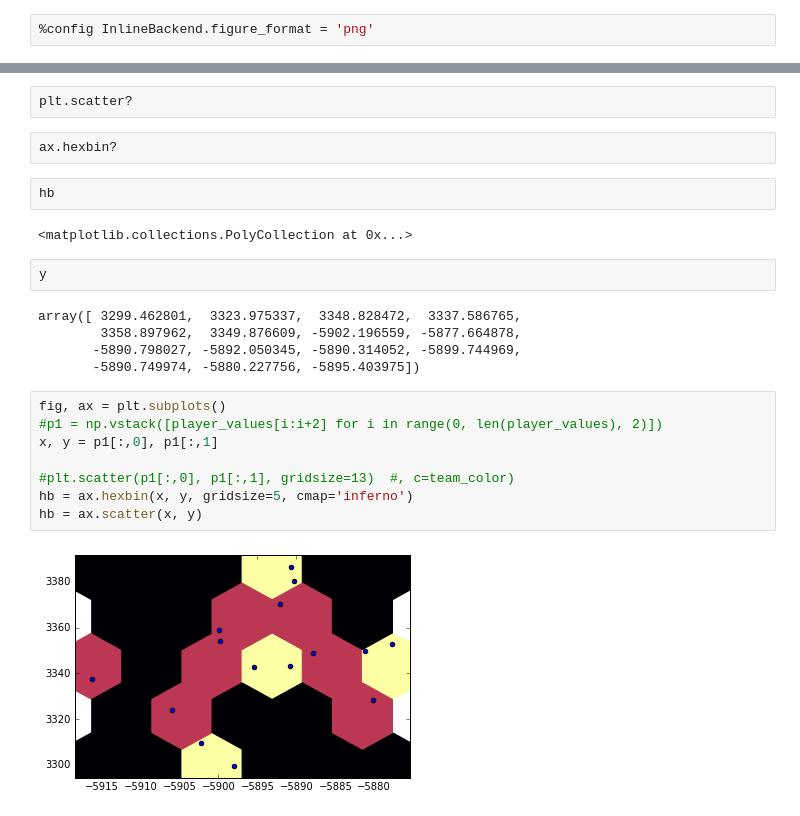
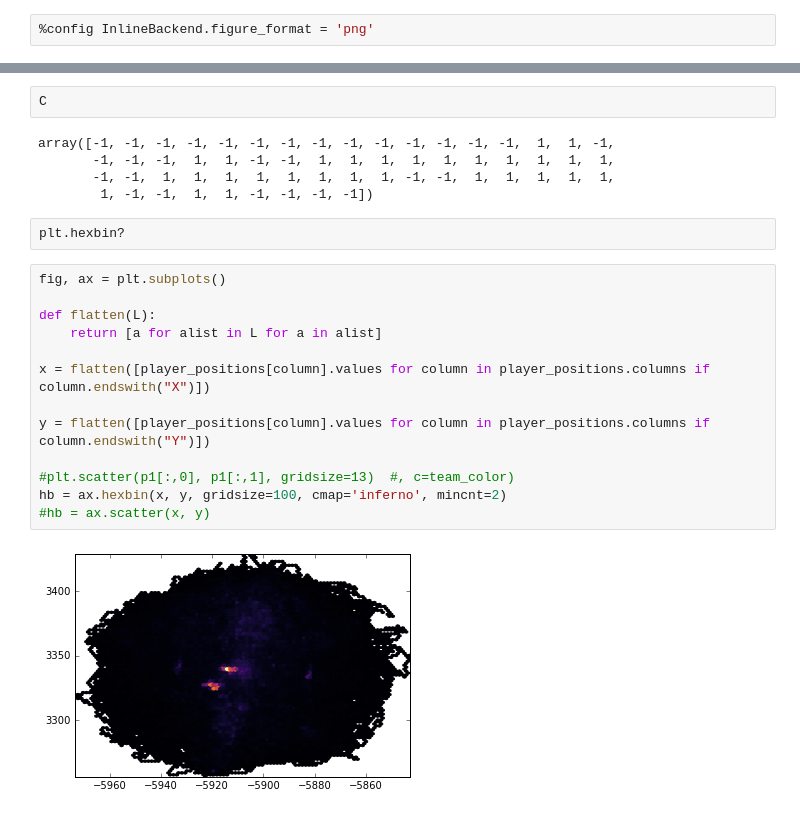
Before and after one commit to ballarat-hackerspace/westisbest, a Jupyter notebook: analysis/Player Positions.ipynb, the cells around one changed output, grey strips where cells are left out. Saved outputs shown, nothing was run; the diff lists cells and outputs as text.

```diff
--- a/analysis/Player Positions.ipynb
+++ b/analysis/Player Positions.ipynb
@@ -246,27 +330,26 @@ HTML(anim.to_html5_video())
+# %%
+C
+# %% [output]
+array([-1, -1, -1, -1, -1, -1, -1, -1, -1, -1, -1, -1, -1, -1,  1,  1, -1,
+       -1, -1, -1,  1,  1, -1, -1,  1,  1,  1,  1,  1,  1,  1,  1,  1,  1,
+       -1, -1,  1,  1,  1,  1,  1,  1,  1,  1, -1, -1,  1,  1,  1,  1,  1,
+        1, -1, -1,  1,  1, -1, -1, -1, -1])
 # %%
-plt.scatter?
+plt.hexbin?
-# %%
-ax.hexbin?
-# %%
-hb
-# %% [output]
-<matplotlib.collections.PolyCollection at 0x...>
-# %%
-y
-# %% [output]
-array([ 3299.462801,  3323.975337,  3348.828472,  3337.586765,
-        3358.897962,  3349.876609, -5902.196559, -5877.664878,
-       -5890.798027, -5892.050345, -5890.314052, -5899.744969,
-       -5890.749974, -5880.227756, -5895.403975])
 # %%
 fig, ax = plt.subplots()
-#p1 = np.vstack([player_values[i:i+2] for i in range(0, len(player_values), 2)])
-x, y = p1[:,0], p1[:,1]
+
+def flatten(L):
+    return [a for alist in L for a in alist]
+
+x = flatten([player_positions[column].values for column in player_positions.columns if column.endswith("X")])
+
+y = flatten([player_positions[column].values for column in player_positions.columns if column.endswith("Y")])
 
 #plt.scatter(p1[:,0], p1[:,1], gridsize=13)  #, c=team_color)
-hb = ax.hexbin(x, y, gridsize=5, cmap='inferno')
-hb = ax.scatter(x, y)
+hb = ax.hexbin(x, y, gridsize=100, cmap='inferno', mincnt=2)
+#hb = ax.scatter(x, y)
 # %% [output]
-[figure, old version]
+[figure, new version]
 # %%
 p1
```
Also changed, not shown: parts of 9 cells of this notebook.
